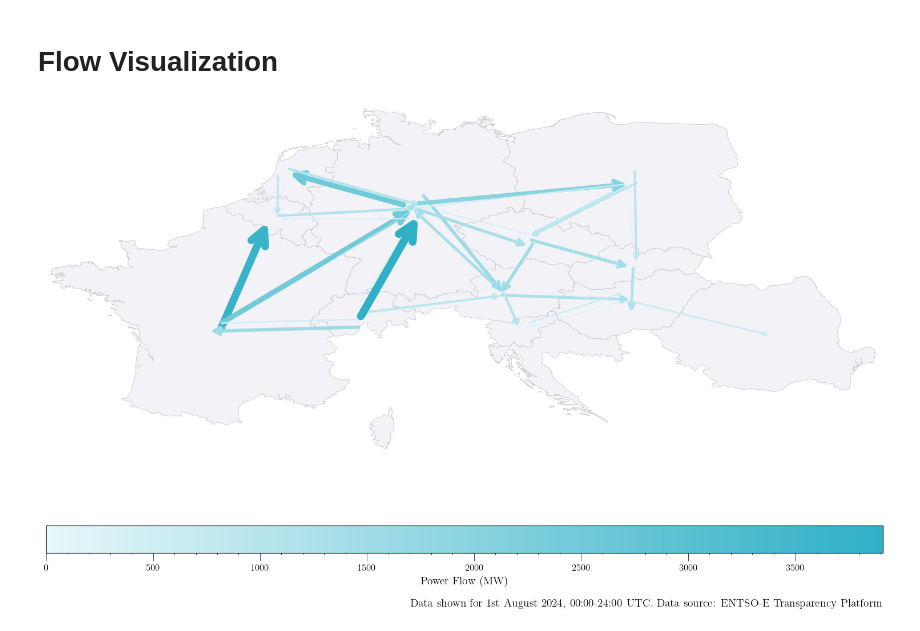
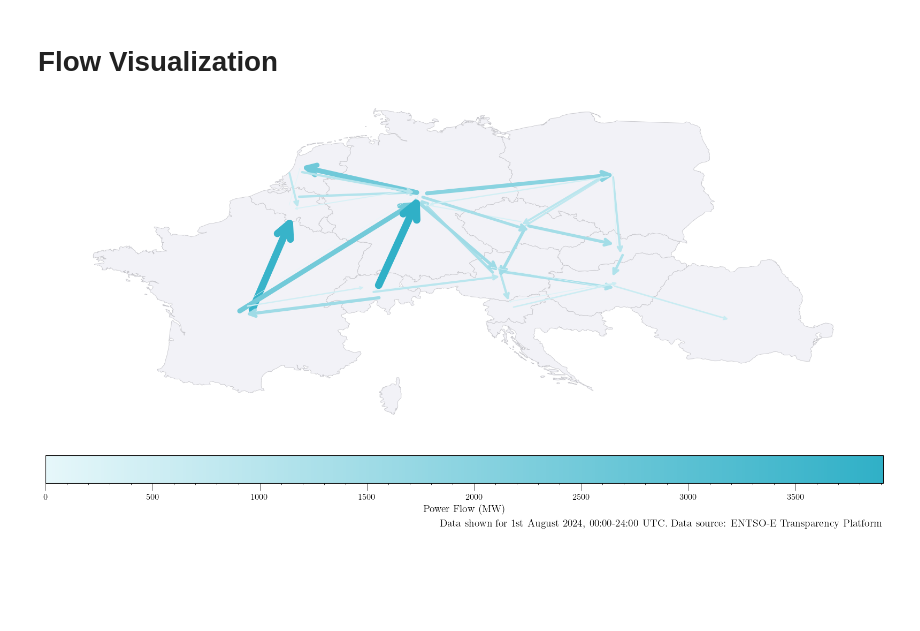
Before and after one commit to tobias-schnabel/mc-forecasting, a Jupyter notebook: data/flow_visualization.ipynb, the cells around one changed output. Saved outputs shown, nothing was run; the diff lists cells and outputs as text; code cells hidden in the pictures; blank space fills up the shorter version.

Commit message:
update figure format

```diff
--- a/data/flow_visualization.ipynb
+++ b/data/flow_visualization.ipynb
@@ -111,7 +111,7 @@ europe_subset_projected = europe_subset.to_crs(europe_crs)
 transformer = pyproj.Transformer.from_crs(europe_subset.crs, europe_crs, always_xy=True)
 
 # Create the plot
-fig, ax = plt.subplots(figsize=(15, 15))
+fig, ax = plt.subplots(figsize=(16, 8))
 
 # Plot the map
 europe_subset.plot(ax=ax, color='#f2f2f7', edgecolor='#c7c7cc', linewidth=0.6)
@@ -173,35 +173,35 @@ for _, flow in flow_df.iterrows():
             start_jittered = add_jitter(start)
             end_jittered = add_jitter(end)
 
             width, color = get_arrow_properties(flow['max_value'])
             ax.annotate('', xy=end_jittered, xytext=start_jittered,
                         arrowprops=dict(arrowstyle='->', color=color,
                                         linewidth=width,
                                         mutation_scale=5*width),  # Adjust arrow head size
                         )
 
 # Add a colorbar legend
 sm = plt.cm.ScalarMappable(cmap=cmap, norm=plt.Normalize(vmin=0, vmax=flow_df['max_value'].max()))
 sm.set_array([])
 cbar = plt.colorbar(sm, ax=ax, orientation='horizontal', pad=0.08, aspect=30)
 cbar.set_label('Power Flow (MW)', fontsize=14)
 cbar.ax.tick_params(labelsize=12)
 
 # Remove axes
 ax.axis('off')
 
 # Add note below the plot
 note_text = "Data shown for 1st August 2024, 00:00-24:00 UTC. Data source: ENTSO-E Transparency Platform"
-plt.figtext(0.99, 0.06, note_text, wrap=True, horizontalalignment='right', fontsize=14, va='bottom')
+plt.figtext(0.99, 0, note_text, wrap=True, horizontalalignment='right', fontsize=14, va='bottom')
 
 # Adjust layout to make room for the note
 plt.tight_layout()
 # plt.subplots_adjust(bottom=0.1)  # Adjust bottom margin to make space for the note
 
 # Show the plot
 plt.show()
 # %% [output]
-[figure, old version]
+[figure, new version]
 # %%
 import getpass
 export_username = "ts" # Only save plots to dropbox on my machine
```
